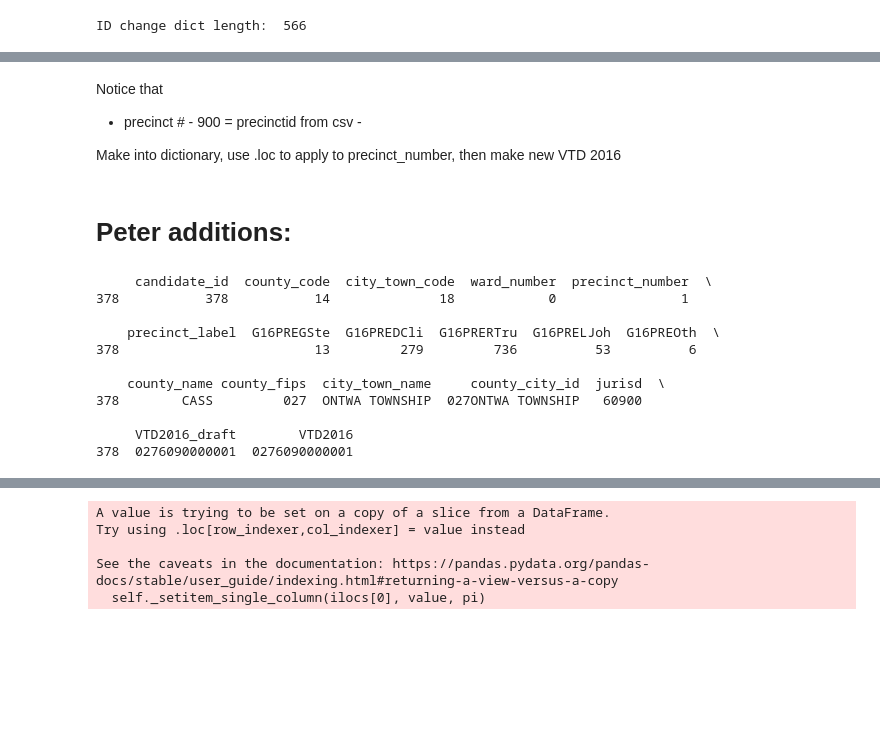
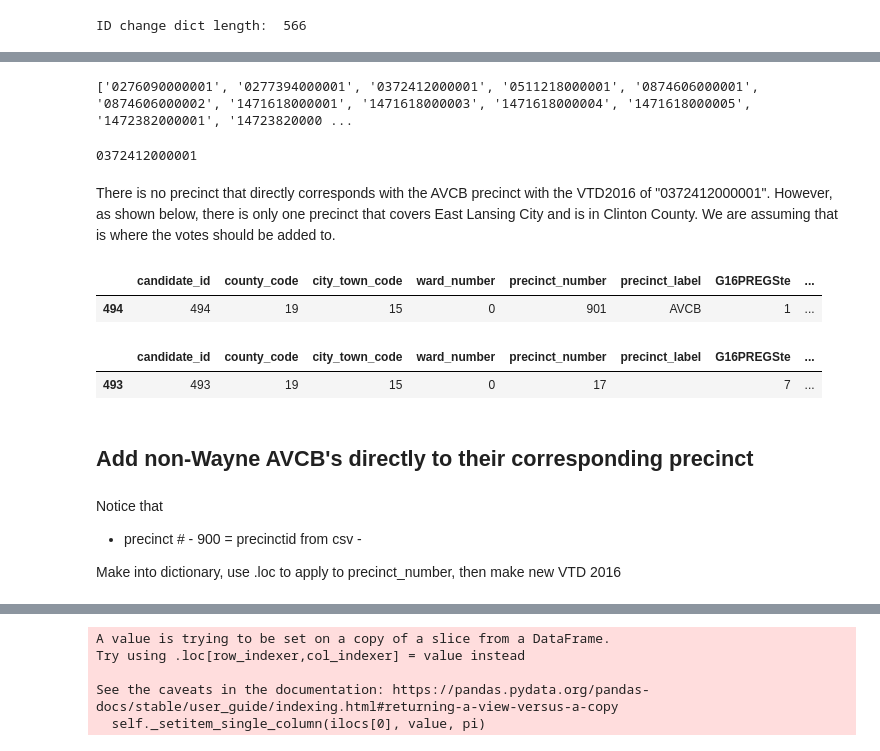
Before and after one commit to nonpartisan-redistricting-datahub/pdv-mi, a Jupyter notebook: vest-mi-2016/vest_mi_2016.ipynb, the cells around one changed output, grey strips where cells are left out. Drawn from its saved outputs; the diff is of its cells as text; code cells hidden in the pictures; blank space fills up the shorter version.

```diff
--- a/vest-mi-2016/vest_mi_2016.ipynb
+++ b/vest-mi-2016/vest_mi_2016.ipynb
@@ -360,3 +388,31 @@ avcb_csv
+# %%
+#print(avcb_not_wayne["VTD2016"])
+##WHY IS THIS CALLED NO LIST
+no_list = list(avcb_not_wayne["VTD2016"])
+print(no_list)
+# %% [output]
+['0276090000001', '0277394000001', '0372412000001', '0511218000001', '0874606000001', '0874606000002', '1471618000001', '1471618000003', '1471618000004', '1471618000005', '1472382000001', '14723820000 ...
+# %%
+df_no_avcb_or_stat[df_no_avcb_or_stat["VTD2016"].isin(no_list)]
+for i in no_list:
+    if i not in list(df_no_avcb_or_stat["VTD2016"]):
+        print(i)
+# %% [output]
+0372412000001
+# %% [markdown]
+There is no precinct that directly corresponds with the AVCB precinct with the VTD2016 of "0372412000001". However, as shown below, there is only one precinct that covers East Lansing City and is in Clinton County. We are assuming that is where the votes should be added to.
+# %%
+avcb_not_wayne.loc[avcb_not_wayne["VTD2016"]=="0372412000001"]
+# %% [output]
+|  | candidate_id | county_code | city_town_code | ward_number | precinct_number | precinct_label | G16PREGSte | ... |
+| 494 | 494 | 19 | 15 | 0 | 901 | AVCB | 1 | ... |
+# %%
+df_no_avcb_or_stat.loc[(df_no_avcb_or_stat["city_town_name"]=="EAST LANSING CITY") & (df_no_avcb_or_stat["county_fips"]=="037")]
+# %% [output]
+|  | candidate_id | county_code | city_town_code | ward_number | precinct_number | precinct_label | G16PREGSte | ... |
+| 493 | 493 | 19 | 15 | 0 | 17 |  | 7 | ... |
+# %% [markdown]
+## Add non-Wayne AVCB's directly to their corresponding precinct
 # %%
 avcb_csv_dict = dict(zip(avcb_csv["prec_num"],avcb_csv["avcb_num"]))
 # %% [markdown]
@@ -364,19 +420,3 @@ Notice that
 - precinct # - 900 = precinctid from csv -
 
 Make into dictionary, use .loc to apply to precinct_number, then make new VTD 2016
-# %% [markdown]
-# Peter additions:
-# %%
-print(df_pivot[df_pivot["candidate_id"]==378])
-# %% [output]
-     candidate_id  county_code  city_town_code  ward_number  precinct_number  \
-378           378           14              18            0                1
-
-    precinct_label  G16PREGSte  G16PREDCli  G16PRERTru  G16PRELJoh  G16PREOth  \
-378                         13         279         736          53          6
-
-    county_name county_fips  city_town_name     county_city_id  jurisd  \
-378        CASS         027  ONTWA TOWNSHIP  027ONTWA TOWNSHIP   60900
-
-     VTD2016_draft        VTD2016
-378  0276090000001  0276090000001
```
Also changed, not shown: parts of 56 cells of this notebook.
